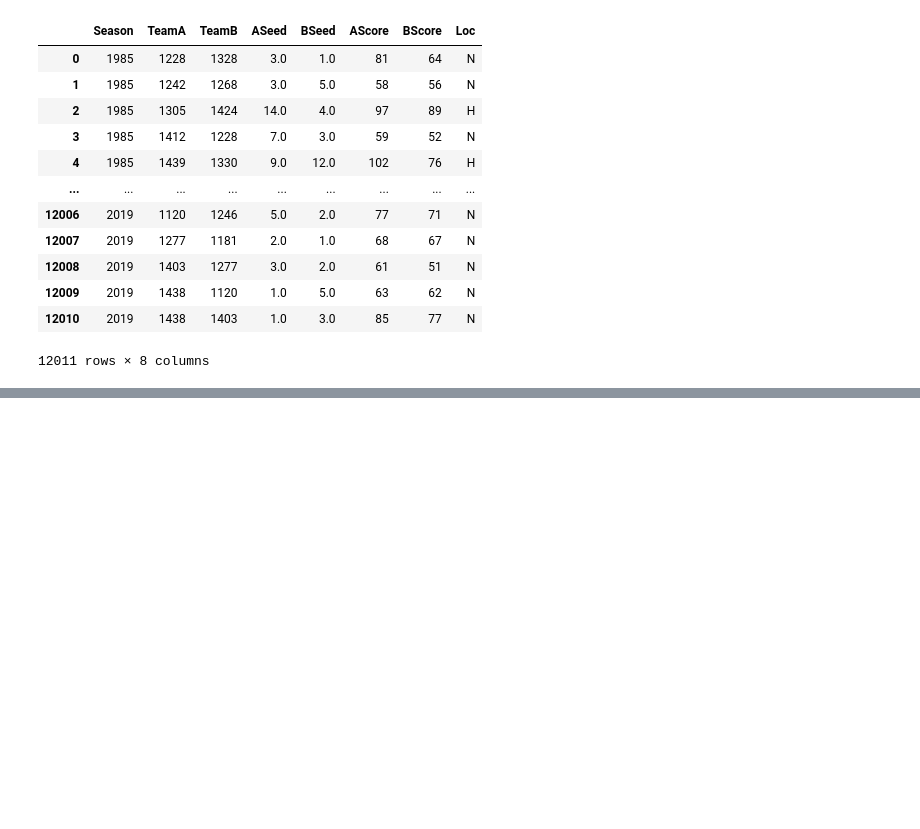
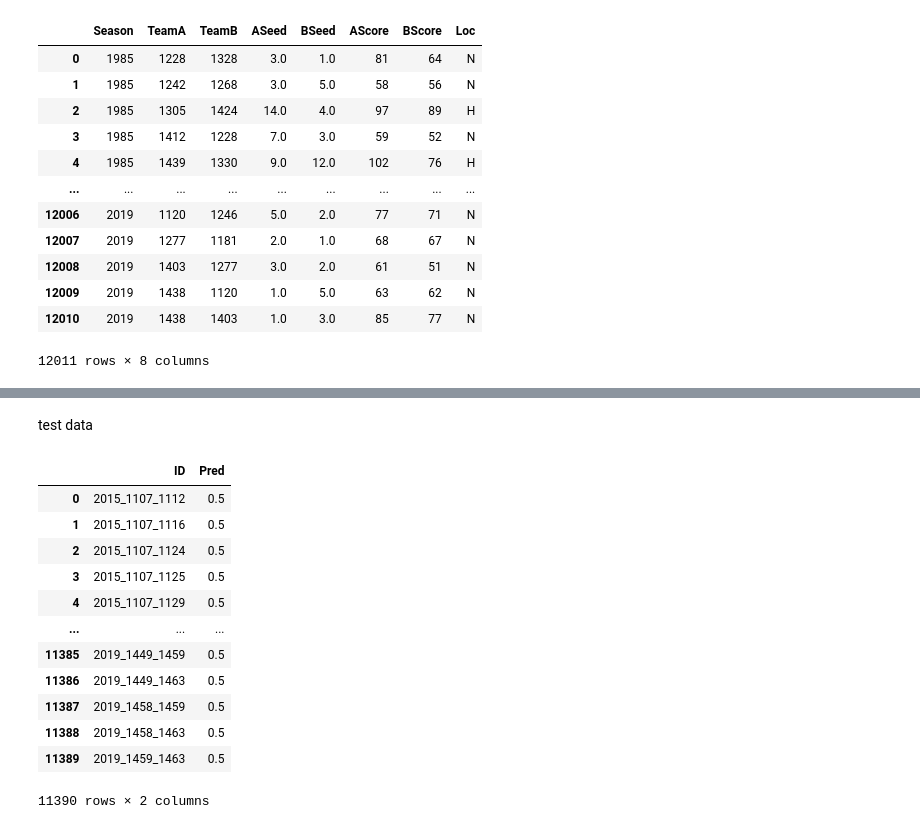
Before and after one commit to uni2237/kaggle-ncaa_m_2020, a Jupyter notebook: kernel79392c161c.ipynb, the cells around one changed output, grey strips where cells are left out. Cells and saved outputs as stored; diff of their text form; code cells hidden in the pictures; blank space fills up the shorter version.

```diff
--- a/kernel79392c161c.ipynb
+++ b/kernel79392c161c.ipynb
@@ -280,0 +287,19 @@ total
+# %% [markdown]
+test data
+# %%
+test=pd.read_csv('/kaggle/input/google-cloud-ncaa-march-madness-2020-division-1-mens-tournament/MSampleSubmissionStage1_2020.csv')
+test
+# %% [output]
+|  | ID | Pred |
+| 0 | 2015_1107_1112 | 0.5 |
+| 1 | 2015_1107_1116 | 0.5 |
+| 2 | 2015_1107_1124 | 0.5 |
+| 3 | 2015_1107_1125 | 0.5 |
+| 4 | 2015_1107_1129 | 0.5 |
+| ... | ... | ... |
+| 11385 | 2019_1449_1459 | 0.5 |
+| 11386 | 2019_1449_1463 | 0.5 |
+| 11387 | 2019_1458_1459 | 0.5 |
+| 11388 | 2019_1458_1463 | 0.5 |
+| 11389 | 2019_1459_1463 | 0.5 |
+11390 rows × 2 columns
```
Also changed, not shown: parts of 5 cells of this notebook.
